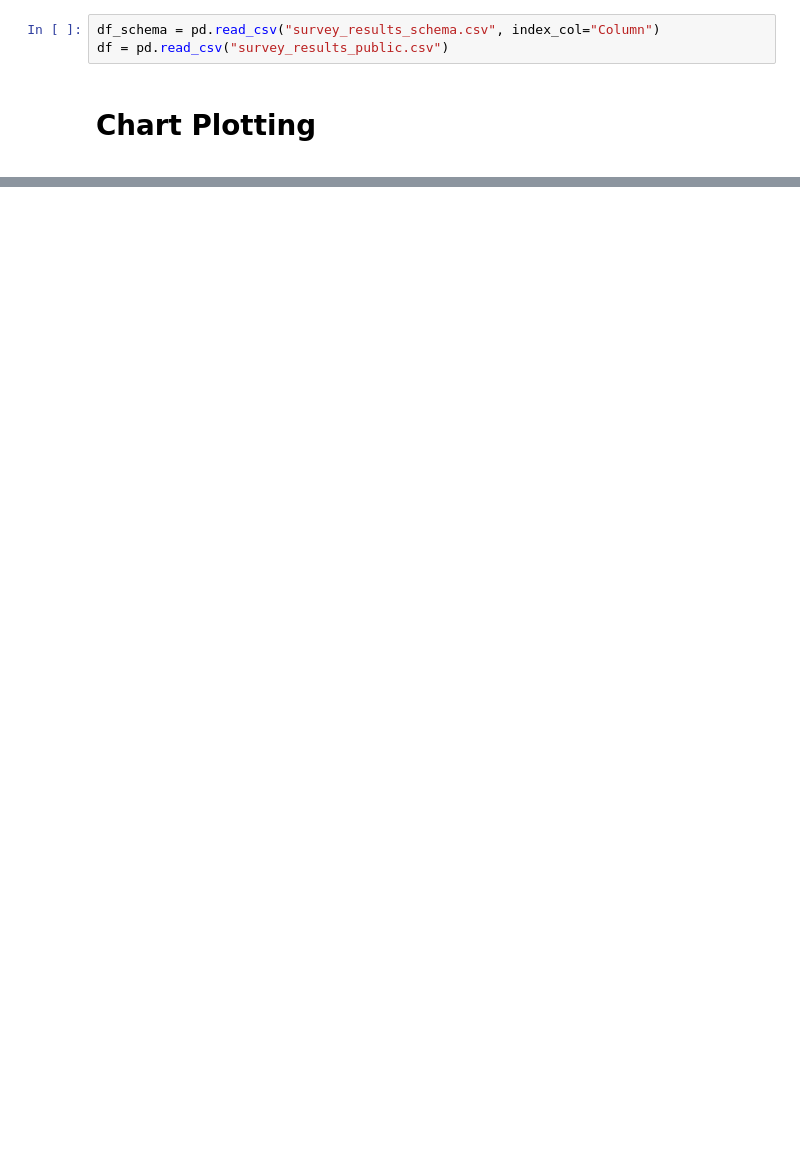
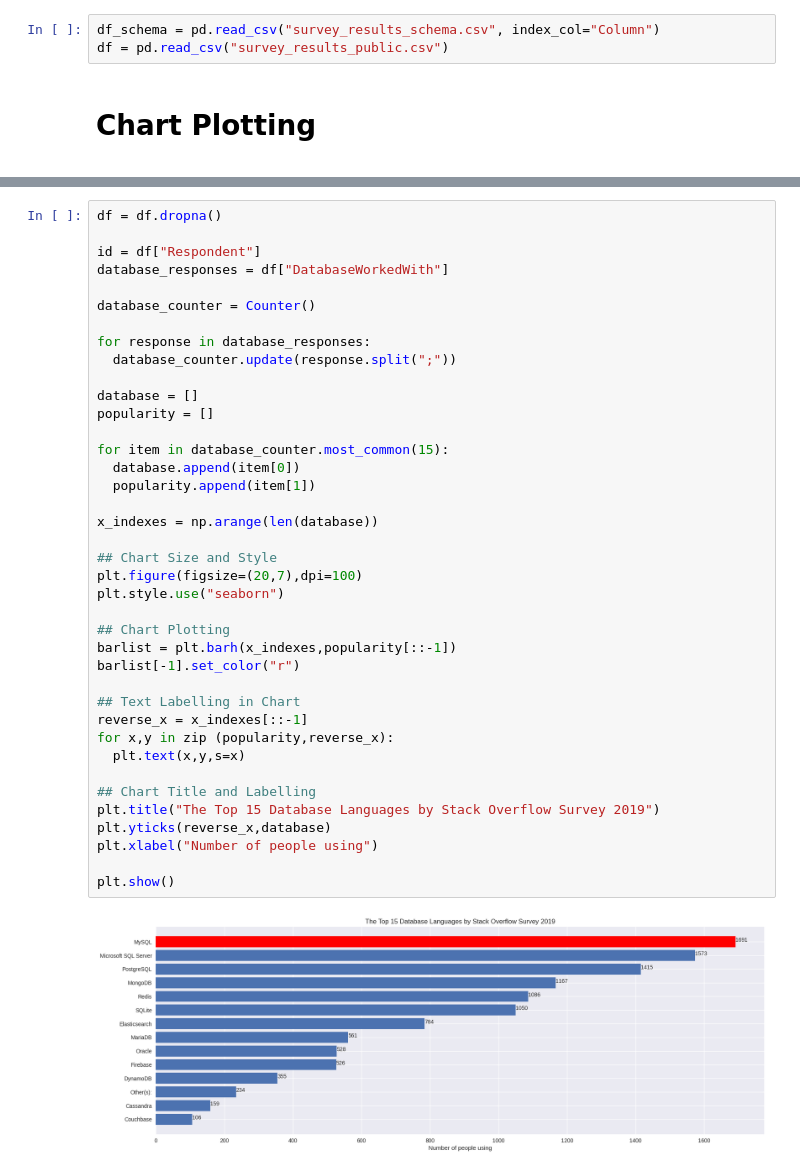
Before and after one commit to justaplan/stack_overflow_survey_analysis, a Jupyter notebook: stack_overflow_survey_chart.ipynb, the cells around one changed output, grey strips where cells are left out. Saved outputs shown, nothing was run; the diff lists cells and outputs as text; blank space fills up the shorter version.

```diff
--- a/stack_overflow_survey_chart.ipynb
+++ b/stack_overflow_survey_chart.ipynb
@@ -55,0 +61,41 @@ plt.show()
+# %%
+df = df.dropna()
+
+id = df["Respondent"]
+database_responses = df["DatabaseWorkedWith"]
+
+database_counter = Counter()
+
+for response in database_responses:
+  database_counter.update(response.split(";"))
+
+database = []
+popularity = []
+
+for item in database_counter.most_common(15):
+  database.append(item[0])
+  popularity.append(item[1])
+
+x_indexes = np.arange(len(database))
+
+## Chart Size and Style
+plt.figure(figsize=(20,7),dpi=100)
+plt.style.use("seaborn")
+
+## Chart Plotting
+barlist = plt.barh(x_indexes,popularity[::-1])
+barlist[-1].set_color("r")
+
+## Text Labelling in Chart
+reverse_x = x_indexes[::-1]
+for x,y in zip (popularity,reverse_x):
+  plt.text(x,y,s=x)
+
+## Chart Title and Labelling
+plt.title("The Top 15 Database Languages by Stack Overflow Survey 2019")
+plt.yticks(reverse_x,database)
+plt.xlabel("Number of people using")
+
+plt.show()
+# %% [output]
+[figure, added]
```
Also changed, not shown: parts of 3 cells of this notebook.
